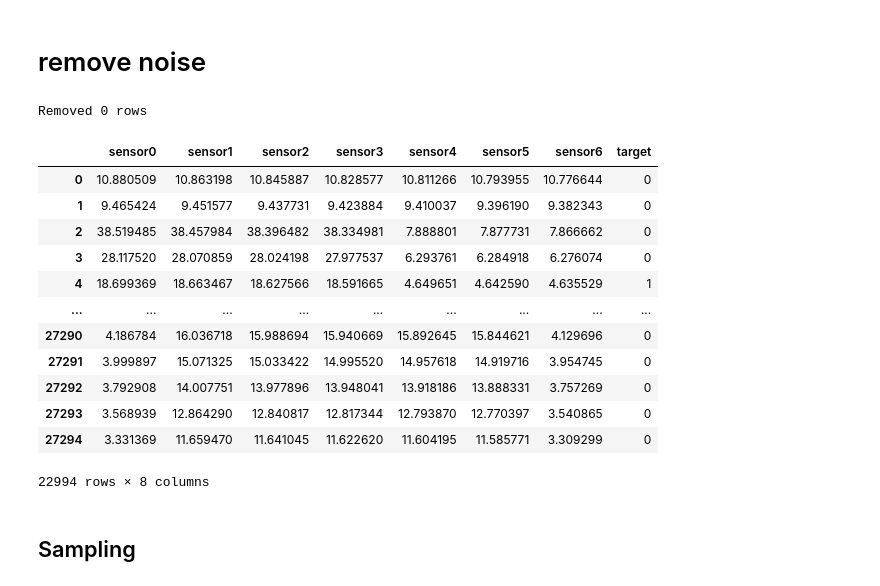
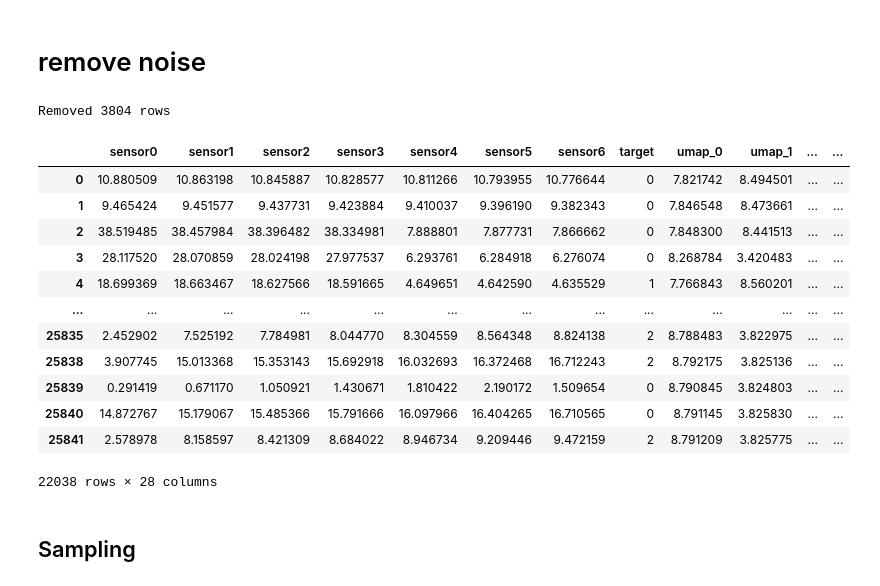
Before and after one commit to FrancescoZanella/SML_thesis_line_follower_robot, a Jupyter notebook: src/misc/subsampling.ipynb, the cells around one changed output. Saved outputs shown, nothing was run; the diff lists cells and outputs as text; code cells hidden in the pictures.

```diff
--- a/src/misc/subsampling.ipynb
+++ b/src/misc/subsampling.ipynb
@@ -3,6 +3,6 @@
 # %%
 import pandas as pd
 
-df = pd.read_csv(r'C:\Users\franc\Desktop\TESI\SML_thesis_line_follower_robot\webots\data\data\sensors_data\training_data.csv')
+df = pd.read_csv(r'C:\Users\franc\Desktop\TESI\SML_thesis_line_follower_robot\webots\data\data\sensors_data\umap_20_sensor_data_2024-08-23_18-01-07.csv')
 df
 # %% [output]
@@ -22,29 +22,30 @@ df
 # %% [markdown]
 # remove noise
 # %%
-row_means = df[df.drop('target',axis=1).columns].mean(axis=1)
-indices_with_zero_mean = df[df.drop('target',axis=1).columns].index[row_means == 1000]
+n_columns = ['sensor0','sensor1','sensor2','sensor3','sensor4','sensor5','sensor6']
+row_means = df[n_columns].mean(axis=1)
+indices_with_zero_mean = df[n_columns].index[row_means == 1000]
 indices_with_zero_mean_list = indices_with_zero_mean.tolist()
 
 df = df.drop(indices_with_zero_mean_list)
 
 print(f'Removed {len(indices_with_zero_mean_list)} rows')
 df
 # %% [output]
-Removed 0 rows
+Removed 3804 rows
-|  | sensor0 | sensor1 | sensor2 | sensor3 | sensor4 | sensor5 | sensor6 | target |
-| 0 | 10.880509 | 10.863198 | 10.845887 | 10.828577 | 10.811266 | 10.793955 | 10.776644 | 0 |
-| 1 | 9.465424 | 9.451577 | 9.437731 | 9.423884 | 9.410037 | 9.396190 | 9.382343 | 0 |
-| 2 | 38.519485 | 38.457984 | 38.396482 | 38.334981 | 7.888801 | 7.877731 | 7.866662 | 0 |
-| 3 | 28.117520 | 28.070859 | 28.024198 | 27.977537 | 6.293761 | 6.284918 | 6.276074 | 0 |
-| 4 | 18.699369 | 18.663467 | 18.627566 | 18.591665 | 4.649651 | 4.642590 | 4.635529 | 1 |
-| ... | ... | ... | ... | ... | ... | ... | ... | ... |
-| 27290 | 4.186784 | 16.036718 | 15.988694 | 15.940669 | 15.892645 | 15.844621 | 4.129696 | 0 |
-| 27291 | 3.999897 | 15.071325 | 15.033422 | 14.995520 | 14.957618 | 14.919716 | 3.954745 | 0 |
-| 27292 | 3.792908 | 14.007751 | 13.977896 | 13.948041 | 13.918186 | 13.888331 | 3.757269 | 0 |
-| 27293 | 3.568939 | 12.864290 | 12.840817 | 12.817344 | 12.793870 | 12.770397 | 3.540865 | 0 |
-| 27294 | 3.331369 | 11.659470 | 11.641045 | 11.622620 | 11.604195 | 11.585771 | 3.309299 | 0 |
+|  | sensor0 | sensor1 | sensor2 | sensor3 | sensor4 | sensor5 | sensor6 | target | umap_0 | umap_1 | ... | ... |
+| 0 | 10.880509 | 10.863198 | 10.845887 | 10.828577 | 10.811266 | 10.793955 | 10.776644 | 0 | 7.821742 | 8.494501 | ... | ... |
+| 1 | 9.465424 | 9.451577 | 9.437731 | 9.423884 | 9.410037 | 9.396190 | 9.382343 | 0 | 7.846548 | 8.473661 | ... | ... |
+| 2 | 38.519485 | 38.457984 | 38.396482 | 38.334981 | 7.888801 | 7.877731 | 7.866662 | 0 | 7.848300 | 8.441513 | ... | ... |
+| 3 | 28.117520 | 28.070859 | 28.024198 | 27.977537 | 6.293761 | 6.284918 | 6.276074 | 0 | 8.268784 | 3.420483 | ... | ... |
+| 4 | 18.699369 | 18.663467 | 18.627566 | 18.591665 | 4.649651 | 4.642590 | 4.635529 | 1 | 7.766843 | 8.560201 | ... | ... |
+| ... | ... | ... | ... | ... | ... | ... | ... | ... | ... | ... | ... | ... |
+| 25835 | 2.452902 | 7.525192 | 7.784981 | 8.044770 | 8.304559 | 8.564348 | 8.824138 | 2 | 8.788483 | 3.822975 | ... | ... |
+| 25838 | 3.907745 | 15.013368 | 15.353143 | 15.692918 | 16.032693 | 16.372468 | 16.712243 | 2 | 8.792175 | 3.825136 | ... | ... |
+| 25839 | 0.291419 | 0.671170 | 1.050921 | 1.430671 | 1.810422 | 2.190172 | 1.509654 | 0 | 8.790845 | 3.824803 | ... | ... |
+| 25840 | 14.872767 | 15.179067 | 15.485366 | 15.791666 | 16.097966 | 16.404265 | 16.710565 | 0 | 8.791145 | 3.825830 | ... | ... |
+| 25841 | 2.578978 | 8.158597 | 8.421309 | 8.684022 | 8.946734 | 9.209446 | 9.472159 | 2 | 8.791209 | 3.825775 | ... | ... |
-22994 rows × 8 columns
+22038 rows × 28 columns
 # %%
 df.to_csv(r'C:\Users\franc\Desktop\TESI\SML_thesis_line_follower_robot\webots\data\data\sensors_data\cleaned.csv',index=False)
 # %% [markdown]
```
Also changed, not shown: parts of 5 cells of this notebook, 17 other files.
